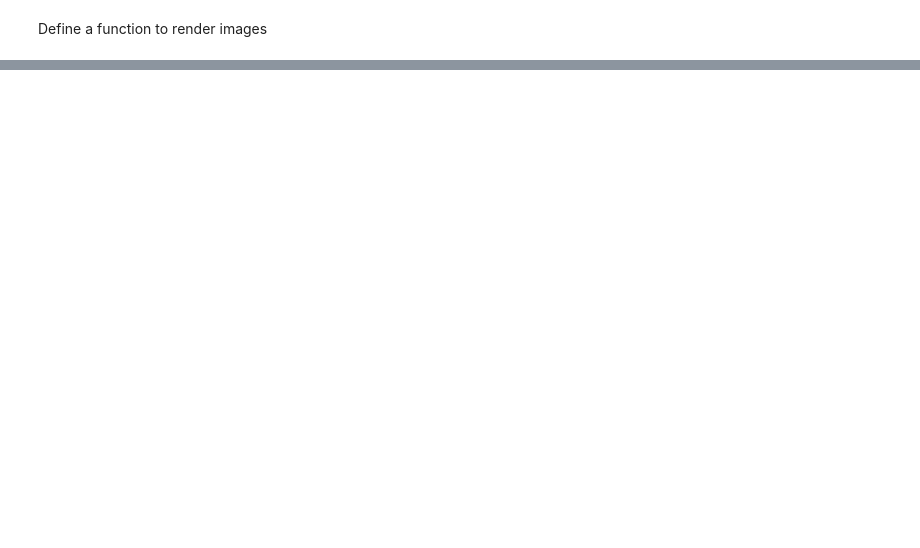
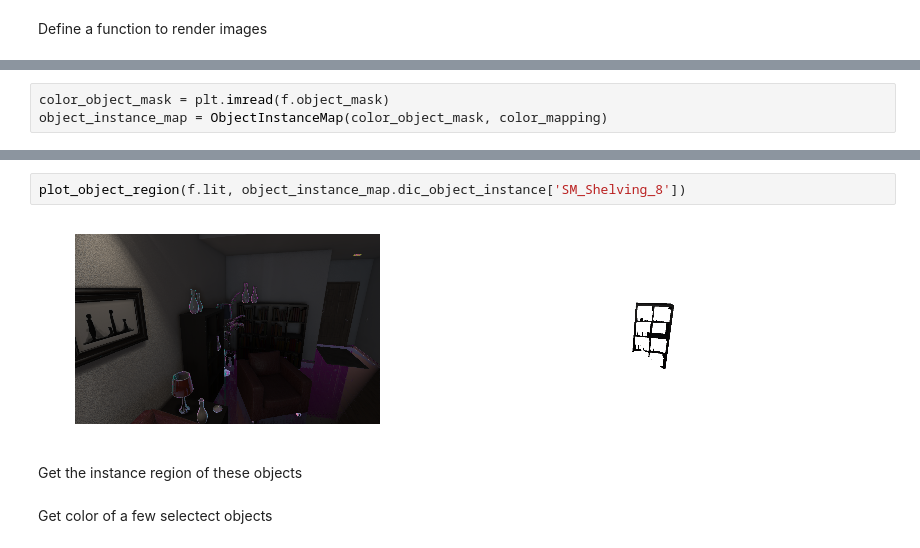
Before and after one commit to unrealcv/unrealcv, a Jupyter notebook: client/examples/generate-images.ipynb, the cells around one changed output, grey strips where cells are left out. Drawn from its saved outputs; the diff is of its cells as text; blank space fills up the shorter version.

```diff
--- a/client/examples/generate-images.ipynb
+++ b/client/examples/generate-images.ipynb
@@ -135,0 +72,3 @@ Elapsed: 0.3140001297
+# %%
+color_object_mask = plt.imread(f.object_mask)
+object_instance_map = ObjectInstanceMap(color_object_mask, color_mapping)
@@ -135,0 +88,8 @@ Elapsed: 0.3140001297
+# %%
+plot_object_region(f.lit, object_instance_map.dic_object_instance['SM_Shelving_8'])
+# %% [output]
+[figure, added]
+# %% [markdown]
+Get the instance region of these objects
+# %% [markdown]
+Get color of a few selectect objects
```
Also changed, not shown: parts of 26 cells of this notebook, 2 other files.
